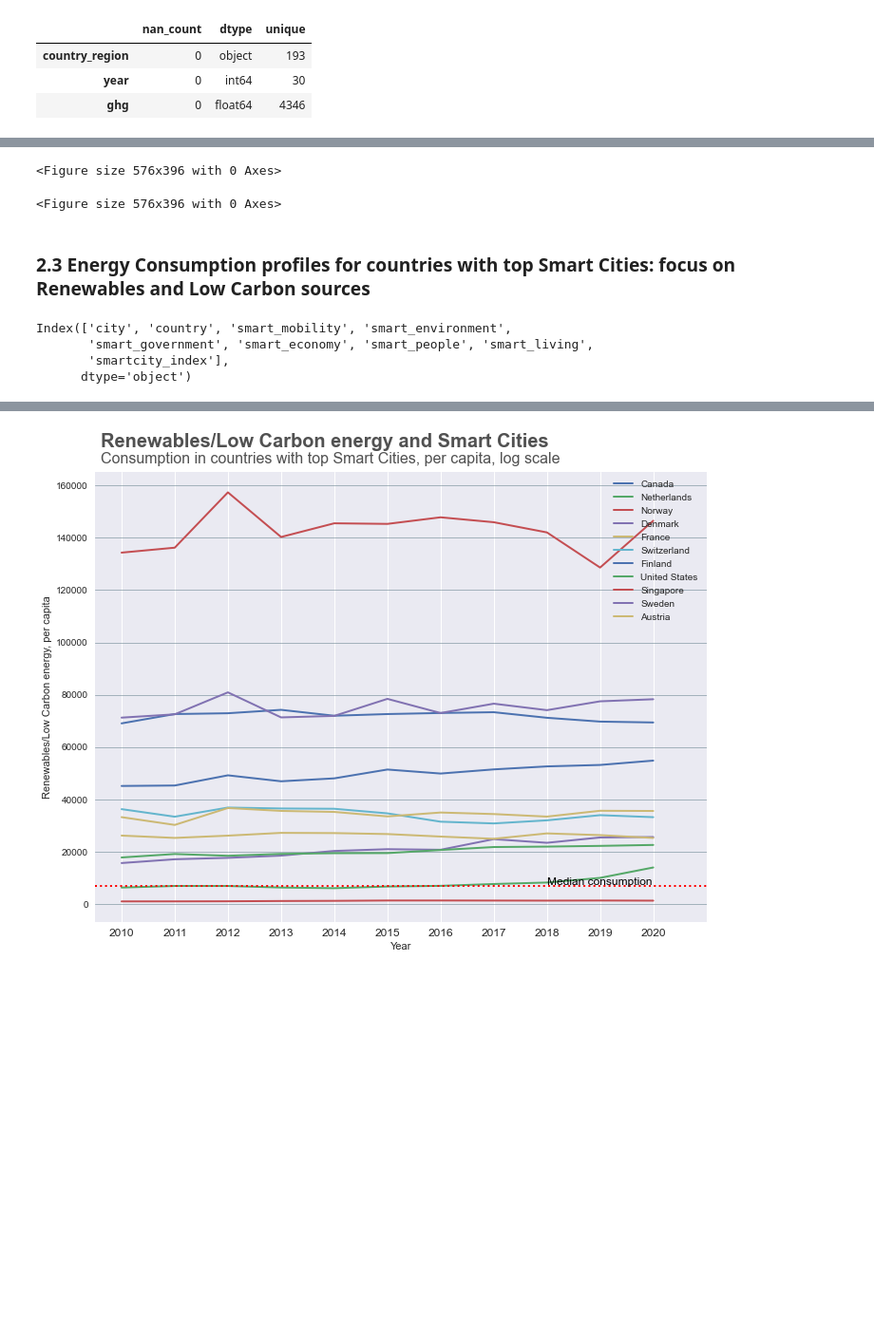
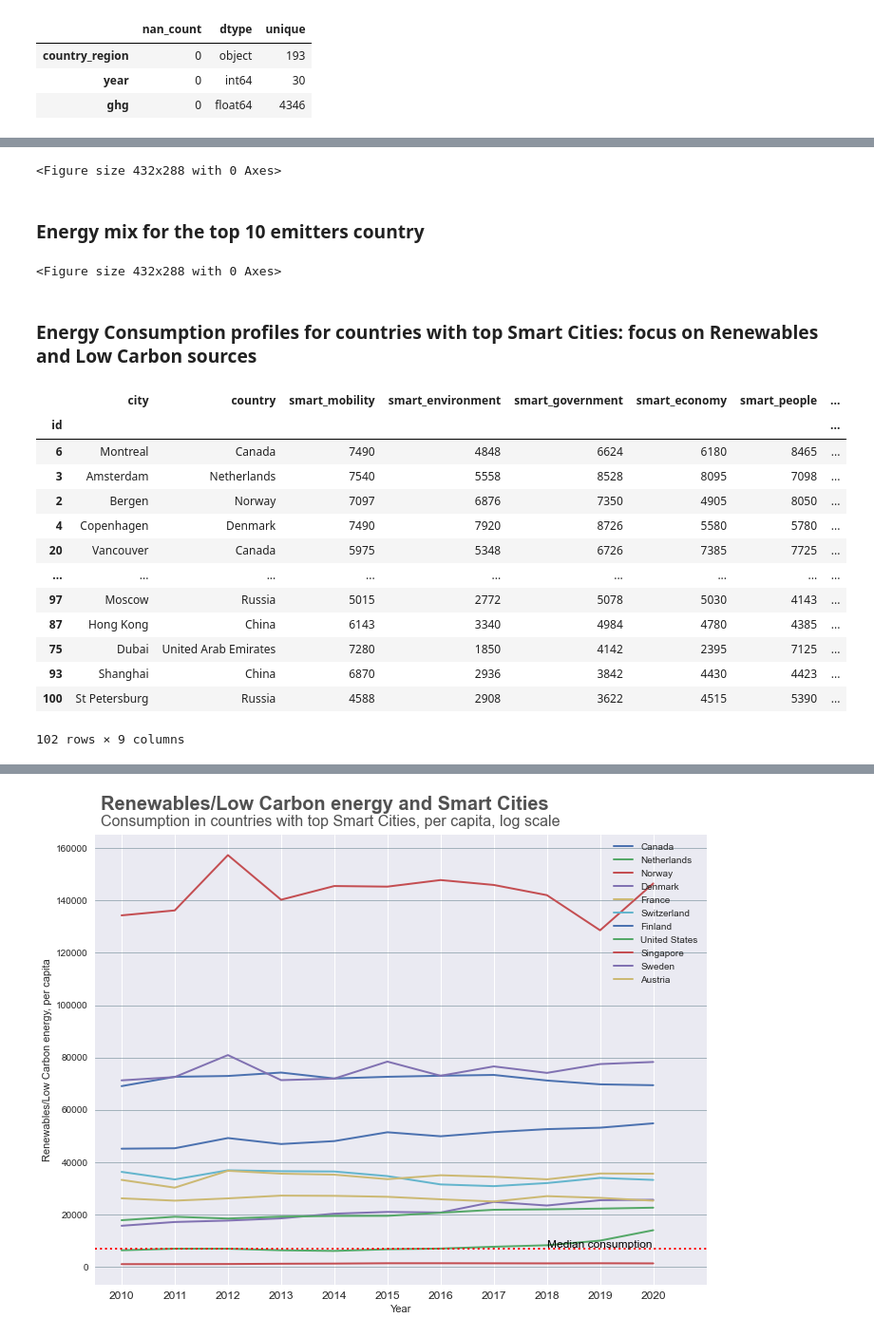
Before and after one commit to Edoardo1996/iornhack-final-project, a Jupyter notebook: main.ipynb, the cells around one changed output, grey strips where cells are left out. Shown at 95% size. Saved outputs shown, nothing was run; the diff lists cells and outputs as text; code cells hidden in the pictures; blank space fills up the shorter version.

```diff
--- a/main.ipynb
+++ b/main.ipynb
@@ -614,9 +597,7 @@ plt.show()
 # %%
-import plotly.express as px
+ghg1 = ghg[ghg['country_region'].isin(topghg.country_region)]
 
-ct=ghg[ghg['country_region'].isin(t)]
-
-fig = px.bar(ct, x='country_region', y='ghg', color='country_region',
+fig = px.bar(ghg1, x='country_region', y='ghg', color='country_region',
              animation_frame="year",
              animation_group="country_region",
              range_y=[0, 13000],
@@ -625,55 +606,55 @@ fig = px.bar(ct, x='country_region', y='ghg', color='country_region',
 plt.tight_layout()
 fig.show()
 # %% [output]
-<Figure size 576x396 with 0 Axes>
+<Figure size 432x288 with 0 Axes>
+# %% [markdown]
+### Energy mix for the top 10 emitters country
 # %%
 cons_per_src_features = ['year', 'country'] + [col for col in wec.columns if '_cons_per_capita' in col]
 
-cons_per_src=wec.copy()
-cons_per_src=cons_per_src[cons_per_src_features]
-cons_per_src=cons_per_src.fillna(method='ffill').fillna(method='bfill')
-cons_per_src=cons_per_src[cons_per_src['year']>=2000]
-cons_per_src['year']=pd.to_datetime(cons_per_src['year'], format='%Y')
-cons_per_src['year']=cons_per_src['year'].dt.year
-cons_per_src=cons_per_src[cons_per_src['country'].isin(t)]
+cons_per_src = wec.copy()
+cons_per_src = cons_per_src[cons_per_src_features]
+cons_per_src = cons_per_src[cons_per_src['year']>=2000]
+cons_per_src['year'] = pd.to_datetime(cons_per_src['year'], format='%Y')
+cons_per_src['year'] = cons_per_src['year'].dt.year
+cons_per_src=cons_per_src[cons_per_src['country'].isin(topghg.country_region)]
 
 fig = px.bar(cons_per_src,
              x="country", y=['other-renewables_cons_per_capita', 'oil_cons_per_capita', 'nuclear_cons_per_capita', 'hydro_cons_per_capita',
                              'gas_cons_per_capita','coal_cons_per_capita', 'biofuel_cons_per_capita','solar_cons_per_capita', 'wind_cons_per_capita'],
              title="Consumption Profiles per capita, top emitters",
-             color_discrete_map={
-                'coal_cons_per_capita':'black',
-                'gas_cons_per_capita': '#F0F8FF',
-                'oil_cons_per_capita': "#B8860B",
-                'nuclear_cons_per_capita': "#E0EEEE",
-                'hydro_cons_per_capita': "#00FFFF",
-                'biofuel_cons_per_capita': '#228B22',
-                'solar_cons_per_capita': '#FFFF00',
-                'wind_cons_per_capita':'#F8F8FF',
-                'other-renewables_energy_per_capita': "magenta"},
              animation_frame="year",
              animation_group="country",
              range_y=[0, 200000])
 plt.tight_layout()
 fig.show()
 # %% [output]
-<Figure size 576x396 with 0 Axes>
+<Figure size 432x288 with 0 Axes>
 # %% [markdown]
-### 2.3 Energy Consumption profiles for countries with top Smart Cities: focus on Renewables and Low Carbon sources
+### Energy Consumption profiles for countries with top Smart Cities: focus on Renewables and Low Carbon sources
-# %%
-sci.columns
-# %% [output]
-Index(['city', 'country', 'smart_mobility', 'smart_environment',
-       'smart_government', 'smart_economy', 'smart_people', 'smart_living',
-       'smartcity_index'],
-      dtype='object')
 # %%
-# Now replacing the names in the Smart Cities dataset to those in the World Energy one so that we could now select countries from both datasets :
+# Standardize regions names in SCI and WEC dataset
 
-sci['country'].replace('UAE', 'United Arab Emirates', inplace=True)
-sci['country'].replace('The Netherlands', 'Netherlands', inplace=True)
-sci['country'].replace('UK', 'United Kingdom', inplace=True)
-sci['country'].replace('US', 'United States', inplace=True)
-sci['country'].replace('Singapore ', 'Singapore', inplace=True)
-sci['country'].replace('Isreal', 'Israel', inplace=True)
-temp = sci.sort_values('smartcity_index', ascending=False)
+sci['country'] = sci['country'].replace('UAE', 'United Arab Emirates')
+sci['country'] = sci['country'].replace('The Netherlands', 'Netherlands')
+sci['country'] = sci['country'].replace('UK', 'United Kingdom')
+sci['country'] = sci['country'].replace('US', 'United States')
+sci['country'] = sci['country'].replace('Singapore ', 'Singapore')
+sci['country'] = sci['country'].replace('Isreal', 'Israel')
+sci_sorted = sci.sort_values('smartcity_index', ascending=False)
+sci_sorted
+# %% [output]
+|  | city | country | smart_mobility | smart_environment | smart_government | smart_economy | smart_people | ... |
+| id |  |  |  |  |  |  |  | ... |
+| 6 | Montreal | Canada | 7490 | 4848 | 6624 | 6180 | 8465 | ... |
+| 3 | Amsterdam | Netherlands | 7540 | 5558 | 8528 | 8095 | 7098 | ... |
+| 2 | Bergen | Norway | 7097 | 6876 | 7350 | 4905 | 8050 | ... |
+| 4 | Copenhagen | Denmark | 7490 | 7920 | 8726 | 5580 | 5780 | ... |
+| 20 | Vancouver | Canada | 5975 | 5348 | 6726 | 7385 | 7725 | ... |
+| ... | ... | ... | ... | ... | ... | ... | ... | ... |
+| 97 | Moscow | Russia | 5015 | 2772 | 5078 | 5030 | 4143 | ... |
+| 87 | Hong Kong | China | 6143 | 3340 | 4984 | 4780 | 4385 | ... |
+| 75 | Dubai | United Arab Emirates | 7280 | 1850 | 4142 | 2395 | 7125 | ... |
+| 93 | Shanghai | China | 6870 | 2936 | 3842 | 4430 | 4423 | ... |
+| 100 | St Petersburg | Russia | 4588 | 2908 | 3622 | 4515 | 5390 | ... |
+102 rows × 9 columns
```
Also changed, not shown: parts of 11 cells of this notebook.
